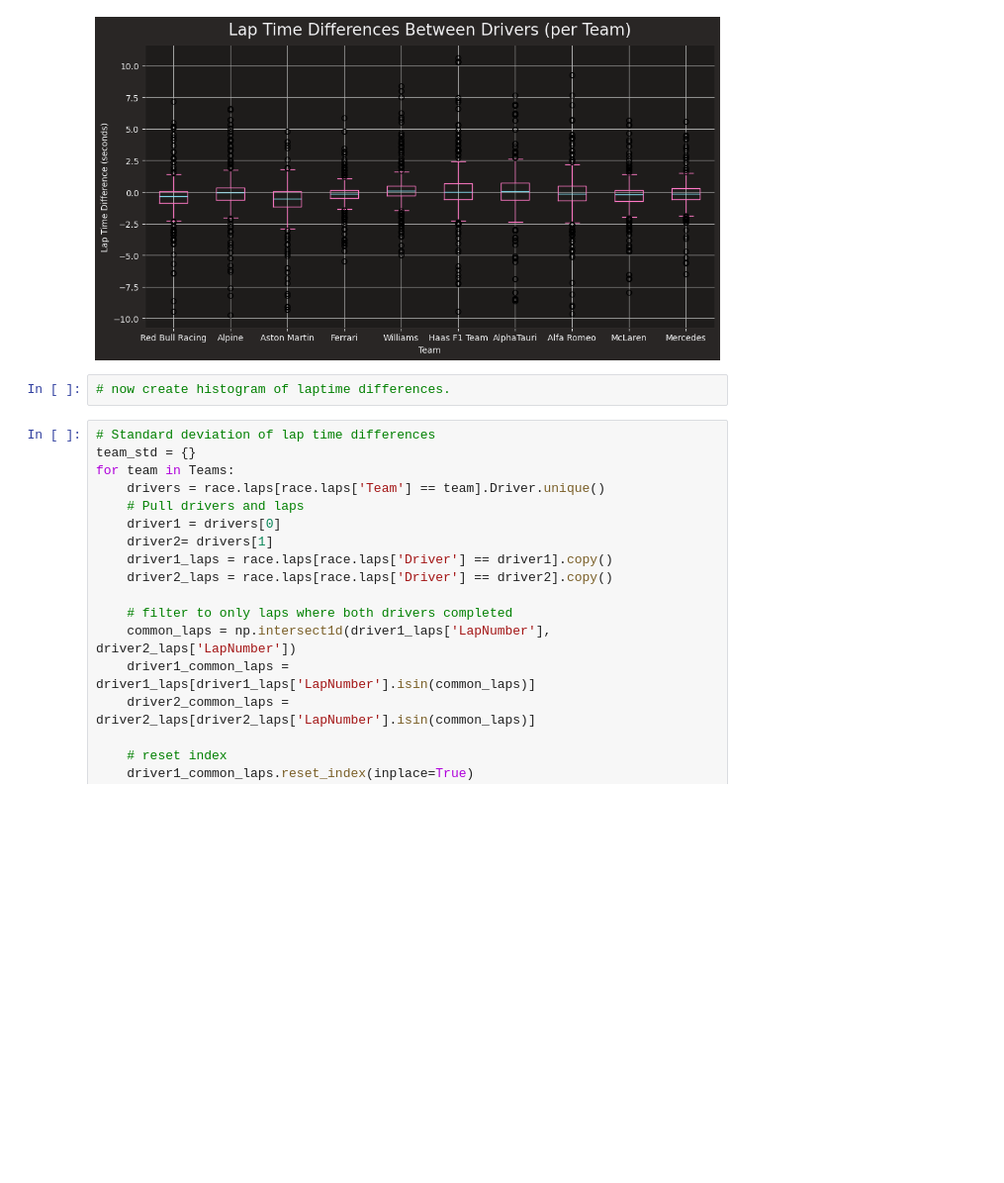
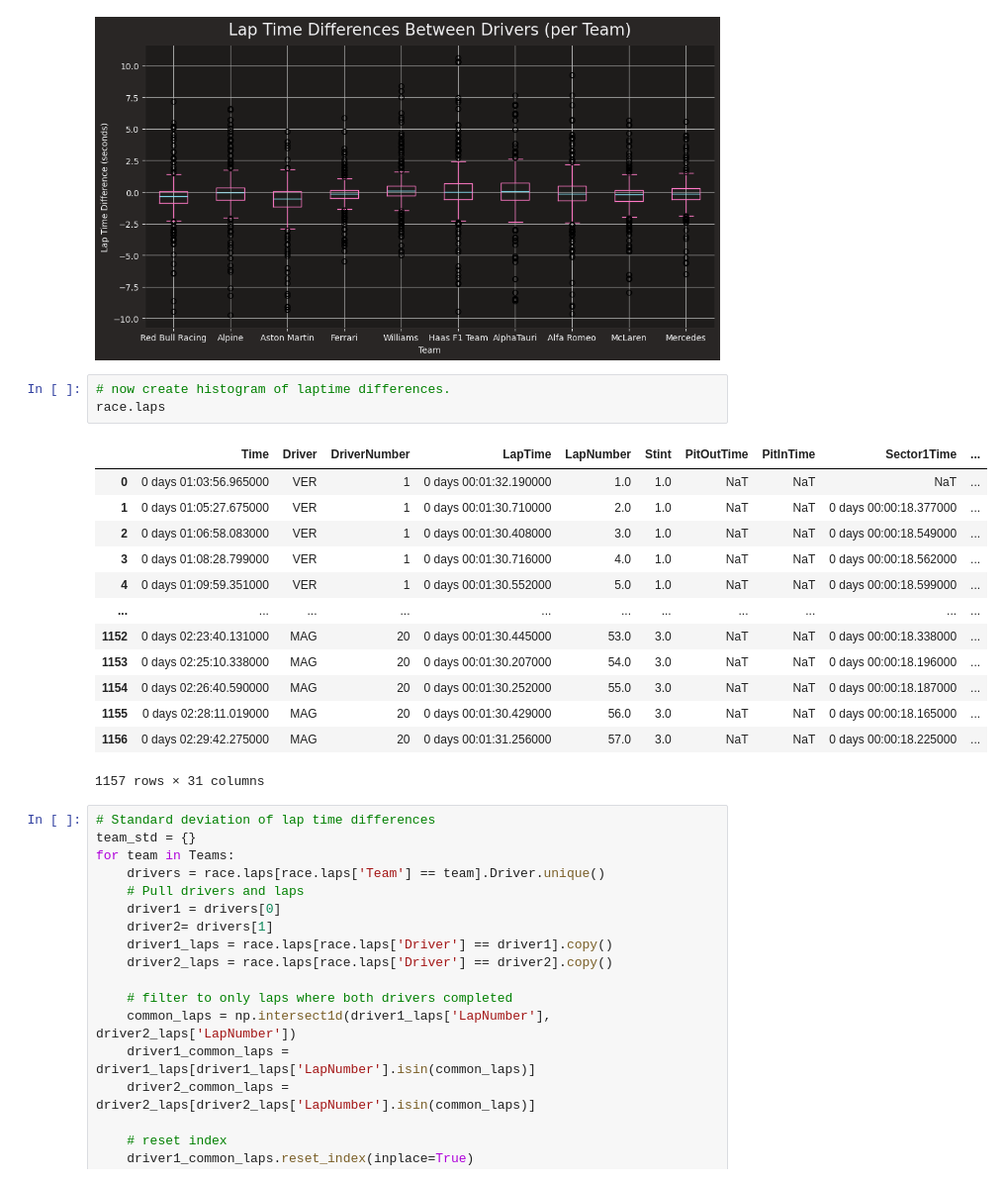
Before and after one commit to OhOmah/F1Revisited, a Jupyter notebook: MaxVSecondSeat.ipynb, the cells around one changed output. Shown at 99% size. Drawn from its saved outputs; the diff is of its cells as text; blank space fills up the shorter version.

```diff
--- a/MaxVSecondSeat.ipynb
+++ b/MaxVSecondSeat.ipynb
@@ -429,6 +429,21 @@ plt.show()
 [figure]
 # %%
 # now create histogram of laptime differences.
+race.laps
+# %% [output]
+|  | Time | Driver | DriverNumber | LapTime | LapNumber | Stint | PitOutTime | PitInTime | Sector1Time | ... |
+| 0 | 0 days 01:03:56.965000 | VER | 1 | 0 days 00:01:32.190000 | 1.0 | 1.0 | NaT | NaT | NaT | ... |
+| 1 | 0 days 01:05:27.675000 | VER | 1 | 0 days 00:01:30.710000 | 2.0 | 1.0 | NaT | NaT | 0 days 00:00:18.377000 | ... |
+| 2 | 0 days 01:06:58.083000 | VER | 1 | 0 days 00:01:30.408000 | 3.0 | 1.0 | NaT | NaT | 0 days 00:00:18.549000 | ... |
+| 3 | 0 days 01:08:28.799000 | VER | 1 | 0 days 00:01:30.716000 | 4.0 | 1.0 | NaT | NaT | 0 days 00:00:18.562000 | ... |
+| 4 | 0 days 01:09:59.351000 | VER | 1 | 0 days 00:01:30.552000 | 5.0 | 1.0 | NaT | NaT | 0 days 00:00:18.599000 | ... |
+| ... | ... | ... | ... | ... | ... | ... | ... | ... | ... | ... |
+| 1152 | 0 days 02:23:40.131000 | MAG | 20 | 0 days 00:01:30.445000 | 53.0 | 3.0 | NaT | NaT | 0 days 00:00:18.338000 | ... |
+| 1153 | 0 days 02:25:10.338000 | MAG | 20 | 0 days 00:01:30.207000 | 54.0 | 3.0 | NaT | NaT | 0 days 00:00:18.196000 | ... |
+| 1154 | 0 days 02:26:40.590000 | MAG | 20 | 0 days 00:01:30.252000 | 55.0 | 3.0 | NaT | NaT | 0 days 00:00:18.187000 | ... |
+| 1155 | 0 days 02:28:11.019000 | MAG | 20 | 0 days 00:01:30.429000 | 56.0 | 3.0 | NaT | NaT | 0 days 00:00:18.165000 | ... |
+| 1156 | 0 days 02:29:42.275000 | MAG | 20 | 0 days 00:01:31.256000 | 57.0 | 3.0 | NaT | NaT | 0 days 00:00:18.225000 | ... |
+1157 rows × 31 columns
 # %%
 # Standard deviation of lap time differences
 team_std = {}
```
